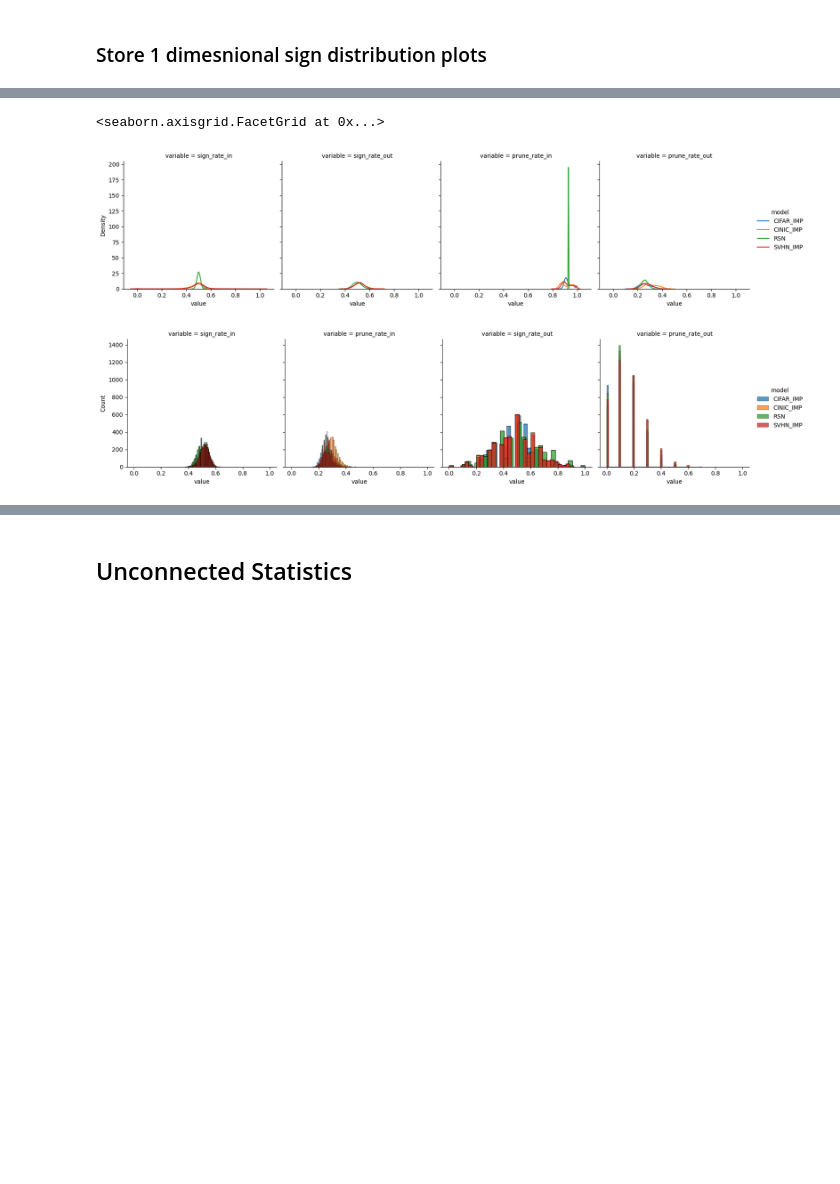
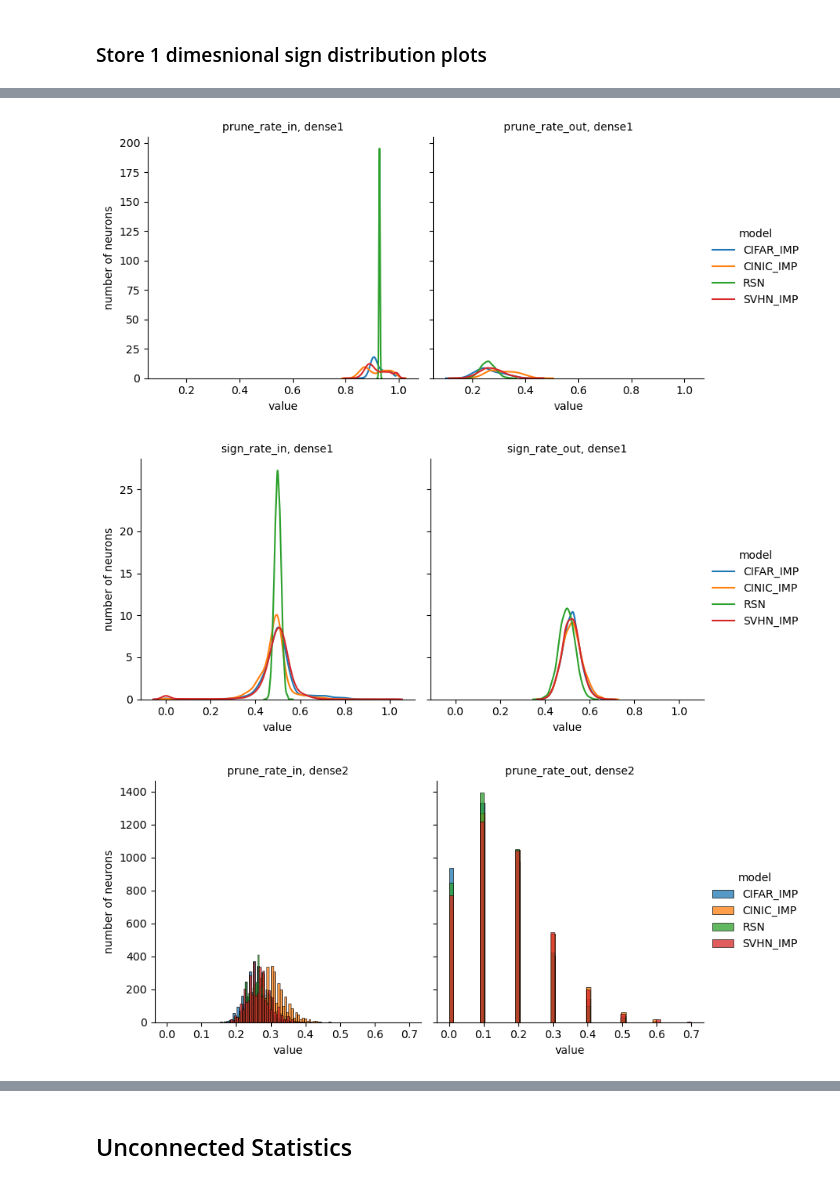
Before and after one commit to Ernalein/ThesisLTH, a Jupyter notebook: 3a Plotting sign distributions.ipynb, the cells around one changed output, grey strips where cells are left out. Drawn from its saved outputs; the diff is of its cells as text; code cells hidden in the pictures; blank space fills up the shorter version.

Commit message:
working on 1d plots of sds

```diff
--- a/3a Plotting sign distributions.ipynb
+++ b/3a Plotting sign distributions.ipynb
@@ -95,27 +121,27 @@ def get_super_coll_sign_distr():
 # %%
 
 super_coll_sign_distr = get_super_coll_sign_distr()
 
 # layer dense1
 
-coll_sign_distr = super_coll_sign_distr[super_coll_sign_distr["layer"] == "dense1"][["prune_rate_in","prune_rate_out","sign_rate_in","sign_rate_out","model"]]
-coll_sign_distr = coll_sign_distr.melt("model", var_name='variable', value_name='value').sort_values(['model']).reset_index(drop=True)
+for layer in ["dense1", "dense2"]:
+    for variables in [["prune_rate_in","prune_rate_out","model"], ["sign_rate_in","sign_rate_out","model"]]:
 
-# plot the dataframe
-g1 = sns.FacetGrid(coll_sign_distr, hue="model", col="variable", height=4)
-g1.map(sns.kdeplot, "value")
-g1.add_legend()
+        coll_sign_distr = super_coll_sign_distr[super_coll_sign_distr["layer"] == layer][variables]
+        coll_sign_distr = coll_sign_distr.melt("model", var_name='variable', value_name='value').sort_values(['model']).reset_index(drop=True)
 
-# layer dense2
+        if layer == "dense1":
+            plot_type = sns.kdeplot
+        else:
+            plot_type = sns.histplot
 
-coll_sign_distr = super_coll_sign_distr[super_coll_sign_distr["layer"] == "dense2"][["prune_rate_in","prune_rate_out","sign_rate_in","sign_rate_out","model"]]
-coll_sign_distr = coll_sign_distr.melt("model", var_name='variable', value_name='value').sort_values(['model']).reset_index(drop=True)
-
-# plot the dataframe
-g2 = sns.FacetGrid(coll_sign_distr, hue="model", col="variable", height=4)
-g2.map(sns.histplot, "value")
-g2.add_legend()
+        # plot the dataframe
+        g = sns.FacetGrid(coll_sign_distr, hue="model", col="variable", height=4)
+        g.map(plot_type, "value")
+        g.set(ylabel="number of neurons")
+        g.set_titles("{col_name}"+ ", " +layer)
+        g.add_legend()
 # %% [output]
-<seaborn.axisgrid.FacetGrid at 0x...>
-[figure, old version]
+[figure, new version]
-[figure, old version]
+[figure, new version]
+[figure, added]
```
Also changed, not shown: parts of 4 cells of this notebook, 1 other file.
